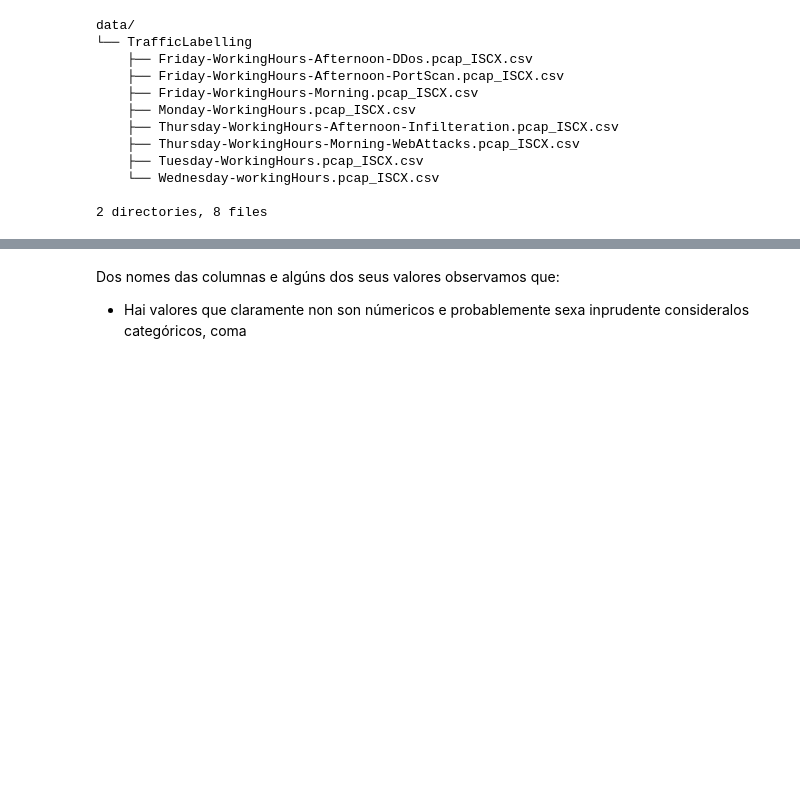
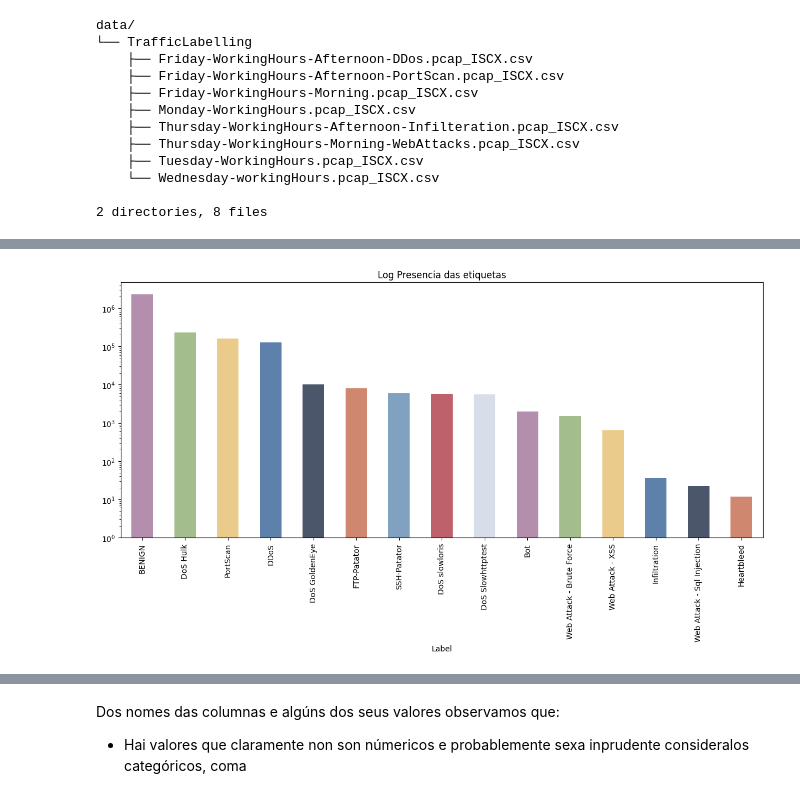
Before and after one commit to pabloChantada/cyber, a Jupyter notebook: analisis.ipynb, the cells around one changed output, grey strips where cells are left out. Saved outputs shown, nothing was run; the diff lists cells and outputs as text; code cells hidden in the pictures; blank space fills up the shorter version.

```diff
--- a/analisis.ipynb
+++ b/analisis.ipynb
@@ -100,0 +245,2 @@ data/
+# %%
+df = pd.concat([df, pd.get_dummies(df['Protocol'])], axis=1)
@@ -100,0 +249,11 @@ data/
+# %%
+df['Label'] = df['Label'].str.replace('\x96', '-', regex=False)
+# %%
+protocol_counts = df['Label'].value_counts()
+# plot
+protocol_counts.plot(kind='bar', figsize=(15,6),log=True, color=cores)
+plt.xticks()
+plt.title('Log Presencia das etiquetas')
+plt.show()
+# %% [output]
+[figure, added]
```
Also changed, not shown: parts of 56 cells of this notebook, 1 other file.
